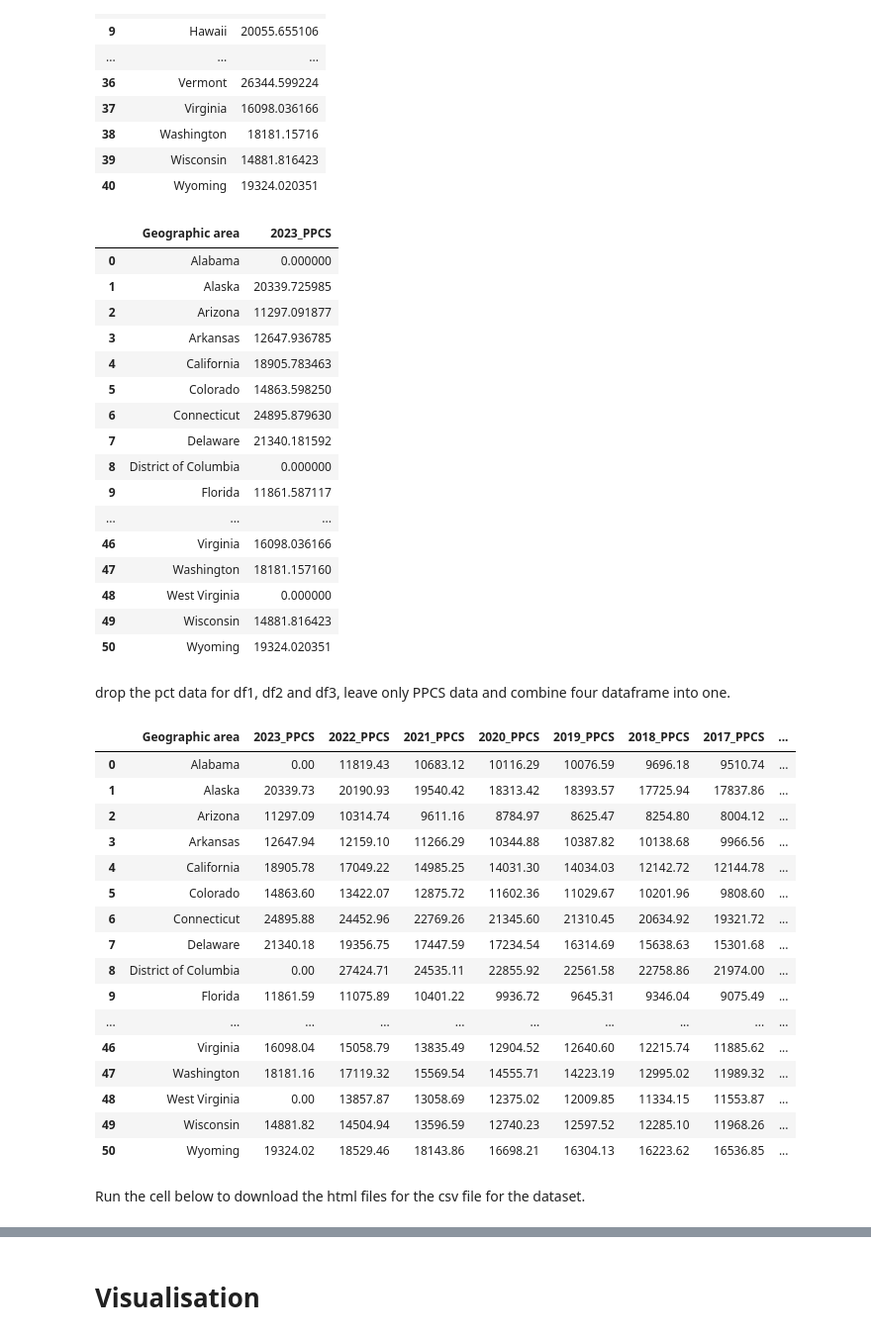
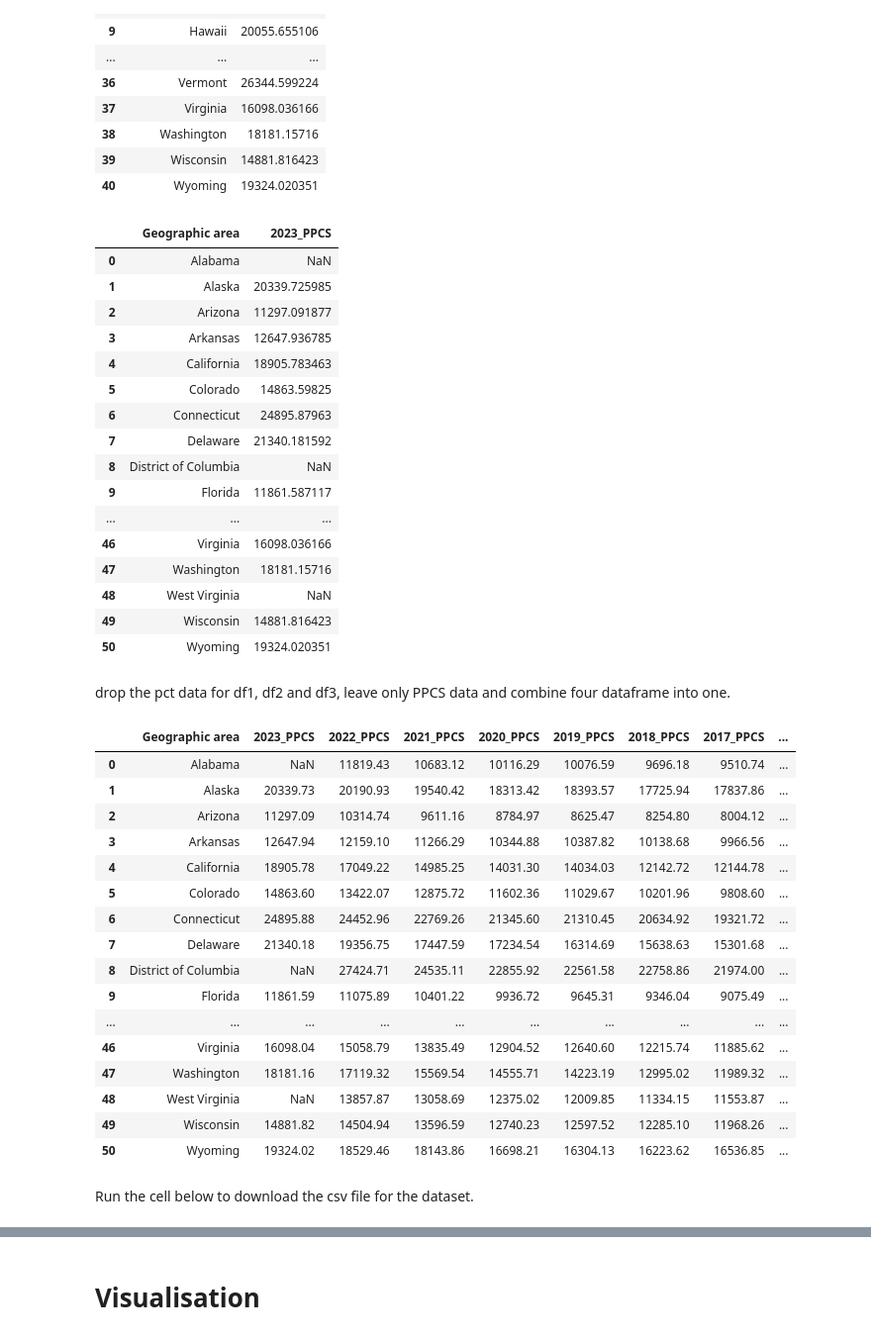
Before and after one commit to 1zpzz/QM2---school-shooting-, a Jupyter notebook: Data_cleaning_and_Visualisation_for_ESSA.ipynb, the cells around one changed output, grey strips where cells are left out. Shown: that part at 99% size. Cells and saved outputs as stored; diff of their text form; code cells hidden in the pictures.

```diff
--- a/Data_cleaning_and_Visualisation_for_ESSA.ipynb
+++ b/Data_cleaning_and_Visualisation_for_ESSA.ipynb
@@ -155,41 +155,42 @@ df4
 | 39 | Wisconsin | 14881.816423 |
 | 40 | Wyoming | 19324.020351 |
 # %%
+import numpy as np
 all_states = [
     "Alabama","Alaska","Arizona","Arkansas","California","Colorado",
     "Connecticut","Delaware","District of Columbia","Florida","Georgia","Hawaii","Idaho",
     "Illinois","Indiana","Iowa","Kansas","Kentucky","Louisiana",
     "Maine","Maryland","Massachusetts","Michigan","Minnesota",
     "Mississippi","Missouri","Montana","Nebraska","Nevada",
     "New Hampshire","New Jersey","New Mexico","New York",
     "North Carolina","North Dakota","Ohio","Oklahoma","Oregon",
     "Pennsylvania","Rhode Island","South Carolina","South Dakota",
     "Tennessee","Texas","Utah","Vermont","Virginia","Washington",
     "West Virginia","Wisconsin","Wyoming"
 ]
-states_df = pd.DataFrame({"Geographic area": all_states})
+
+states_df = pd.DataFrame(all_states, columns=["Geographic area"])
+
 df4 = states_df.merge(df4, on="Geographic area", how="left")
-df4["2023_PPCS"] = df4["2023_PPCS"].fillna(0)
-
 df4.sort_values(by="Geographic area", inplace=True)
 df4.reset_index(drop=True, inplace=True)
 df4
 # %% [output]
 |  | Geographic area | 2023_PPCS |
-| 0 | Alabama | 0.000000 |
+| 0 | Alabama | NaN |
 | 1 | Alaska | 20339.725985 |
 | 2 | Arizona | 11297.091877 |
 | 3 | Arkansas | 12647.936785 |
 | 4 | California | 18905.783463 |
-| 5 | Colorado | 14863.598250 |
-| 6 | Connecticut | 24895.879630 |
+| 5 | Colorado | 14863.59825 |
+| 6 | Connecticut | 24895.87963 |
 | 7 | Delaware | 21340.181592 |
-| 8 | District of Columbia | 0.000000 |
+| 8 | District of Columbia | NaN |
 | 9 | Florida | 11861.587117 |
 | ... | ... | ... |
 | 46 | Virginia | 16098.036166 |
-| 47 | Washington | 18181.157160 |
-| 48 | West Virginia | 0.000000 |
+| 47 | Washington | 18181.15716 |
+| 48 | West Virginia | NaN |
 | 49 | Wisconsin | 14881.816423 |
 | 50 | Wyoming | 19324.020351 |
 # %% [markdown]
@@ -198,7 +199,7 @@ drop the pct data for df1, df2 and df3, leave only PPCS data and combine four da
 df1_ppcs = df1.filter(regex=r"(Geographic area|_PPCS$)").iloc[:, :-1]
 df2_ppcs = df2.filter(regex=r"(Geographic area|_PPCS$)").iloc[:, :-1]
 df3_ppcs = df3.filter(regex=r"(Geographic area|_PPCS$)")
-for df in [df1, df2, df3]:
+for df in [df1, df2, df3, df4]:
     df["Geographic area"] = (
         df["Geographic area"]
         .str.strip()
@@ -209,13 +210,13 @@ df_ppcs_2007_2023 = (
     .merge(df2_ppcs, on="Geographic area", how="inner")
     .merge(df3_ppcs, on="Geographic area", how="inner")
 )
-
+df_ppcs_2007_2023['2023_PPCS'] = pd.to_numeric(df_ppcs_2007_2023['2023_PPCS'], errors='coerce')
 numeric_cols = df_ppcs_2007_2023.select_dtypes(include=['number']).columns # find the numerical colummns
 df_ppcs_2007_2023[numeric_cols] = df_ppcs_2007_2023[numeric_cols].round(2) # round to 2dp
 df_ppcs_2007_2023
 # %% [output]
 |  | Geographic area | 2023_PPCS | 2022_PPCS | 2021_PPCS | 2020_PPCS | 2019_PPCS | 2018_PPCS | 2017_PPCS | ... |
-| 0 | Alabama | 0.00 | 11819.43 | 10683.12 | 10116.29 | 10076.59 | 9696.18 | 9510.74 | ... |
+| 0 | Alabama | NaN | 11819.43 | 10683.12 | 10116.29 | 10076.59 | 9696.18 | 9510.74 | ... |
 | 1 | Alaska | 20339.73 | 20190.93 | 19540.42 | 18313.42 | 18393.57 | 17725.94 | 17837.86 | ... |
 | 2 | Arizona | 11297.09 | 10314.74 | 9611.16 | 8784.97 | 8625.47 | 8254.80 | 8004.12 | ... |
 | 3 | Arkansas | 12647.94 | 12159.10 | 11266.29 | 10344.88 | 10387.82 | 10138.68 | 9966.56 | ... |
@@ -223,16 +224,16 @@ df_ppcs_2007_2023
 | 5 | Colorado | 14863.60 | 13422.07 | 12875.72 | 11602.36 | 11029.67 | 10201.96 | 9808.60 | ... |
 | 6 | Connecticut | 24895.88 | 24452.96 | 22769.26 | 21345.60 | 21310.45 | 20634.92 | 19321.72 | ... |
 | 7 | Delaware | 21340.18 | 19356.75 | 17447.59 | 17234.54 | 16314.69 | 15638.63 | 15301.68 | ... |
-| 8 | District of Columbia | 0.00 | 27424.71 | 24535.11 | 22855.92 | 22561.58 | 22758.86 | 21974.00 | ... |
+| 8 | District of Columbia | NaN | 27424.71 | 24535.11 | 22855.92 | 22561.58 | 22758.86 | 21974.00 | ... |
 | 9 | Florida | 11861.59 | 11075.89 | 10401.22 | 9936.72 | 9645.31 | 9346.04 | 9075.49 | ... |
 | ... | ... | ... | ... | ... | ... | ... | ... | ... | ... |
 | 46 | Virginia | 16098.04 | 15058.79 | 13835.49 | 12904.52 | 12640.60 | 12215.74 | 11885.62 | ... |
 | 47 | Washington | 18181.16 | 17119.32 | 15569.54 | 14555.71 | 14223.19 | 12995.02 | 11989.32 | ... |
-| 48 | West Virginia | 0.00 | 13857.87 | 13058.69 | 12375.02 | 12009.85 | 11334.15 | 11553.87 | ... |
+| 48 | West Virginia | NaN | 13857.87 | 13058.69 | 12375.02 | 12009.85 | 11334.15 | 11553.87 | ... |
 | 49 | Wisconsin | 14881.82 | 14504.94 | 13596.59 | 12740.23 | 12597.52 | 12285.10 | 11968.26 | ... |
 | 50 | Wyoming | 19324.02 | 18529.46 | 18143.86 | 16698.21 | 16304.13 | 16223.62 | 16536.85 | ... |
 # %% [markdown]
-Run the cell below to download the html files for the  csv file for the dataset.
+Run the cell below to download the csv file for the dataset.
 # %%
 df_ppcs_2007_2023.to_csv("df_ppcs_2007_2023.csv", index=False)
 files.download("df_ppcs_2007_2023.csv")
```
Also changed, not shown: parts of 2 cells of this notebook.
